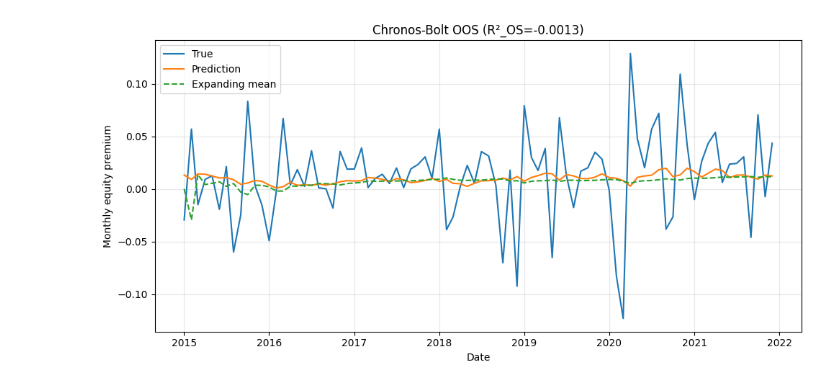
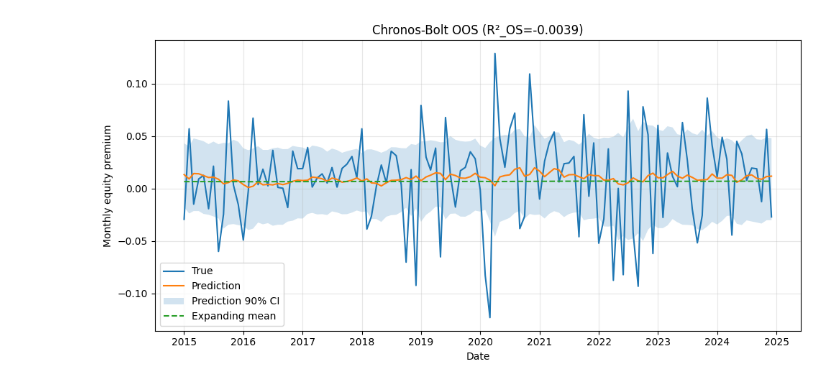
Before and after one commit to KiliTili/Masterarbeit, a Jupyter notebook: Notebooks/Benchmark/modelling_regression.ipynb, the cells around one changed output. Saved outputs shown, nothing was run; the diff lists cells and outputs as text; code cells hidden in the pictures.

```diff
--- a/Notebooks/Benchmark/modelling_regression.ipynb
+++ b/Notebooks/Benchmark/modelling_regression.ipynb
@@ -5,4 +5,4 @@ import os, sys
 sys.path.insert(0, os.path.abspath('../..'))
 import source.data_preparation as dp
 import source.regression_models as modl
-data = dp.prepare_data(uselog=True)
+data = dp.prepare_data(uselog=False)
@@ -35,3 +9 @@ reload(modl)
-# %%
-data = data.loc[: "2021-12-01"]
 # %%
@@ -140,13 +81,12 @@ Manually calculated R2: -0.01617056049838106
 # %%
 
-r2_c, stats_c, y_true_c, y_pred_c, dates_c = modl.chronos_oos(
-    data, start_oos="2015-01-01", quiet=False, ct_cutoff=True, freq='M', mode="mean"
+r2_c, stats_c, y_true_c, y_pred_c, dates_c, y_lower, y_upper, HA_c = modl.chronos_oos(
+    data, start_oos="2015-01-01", quiet=False, ct_cutoff=True, freq='M', mode="mean", ci=0.8
 )
 print(r2_c, stats_c)
 modl.plot_oos(
-    y_true_c, y_pred_c, dates=dates_c,
+    y_true_c, y_pred_c, HA_c, dates=dates_c, y_lower=y_lower, y_upper=y_upper,
     title=f"Chronos-Bolt OOS (R²_OS={r2_c:.4f})",
     ylabel="Monthly equity premium",
-    mode="mean"
 )
 # %% [output]
@@ -170,2 +112,2 @@ Manually calculated R2: -0.0012642714703330338
-[figure, old version]
+[figure, new version]
 # %%
```
Also changed, not shown: parts of 15 cells of this notebook, 2 other files.
